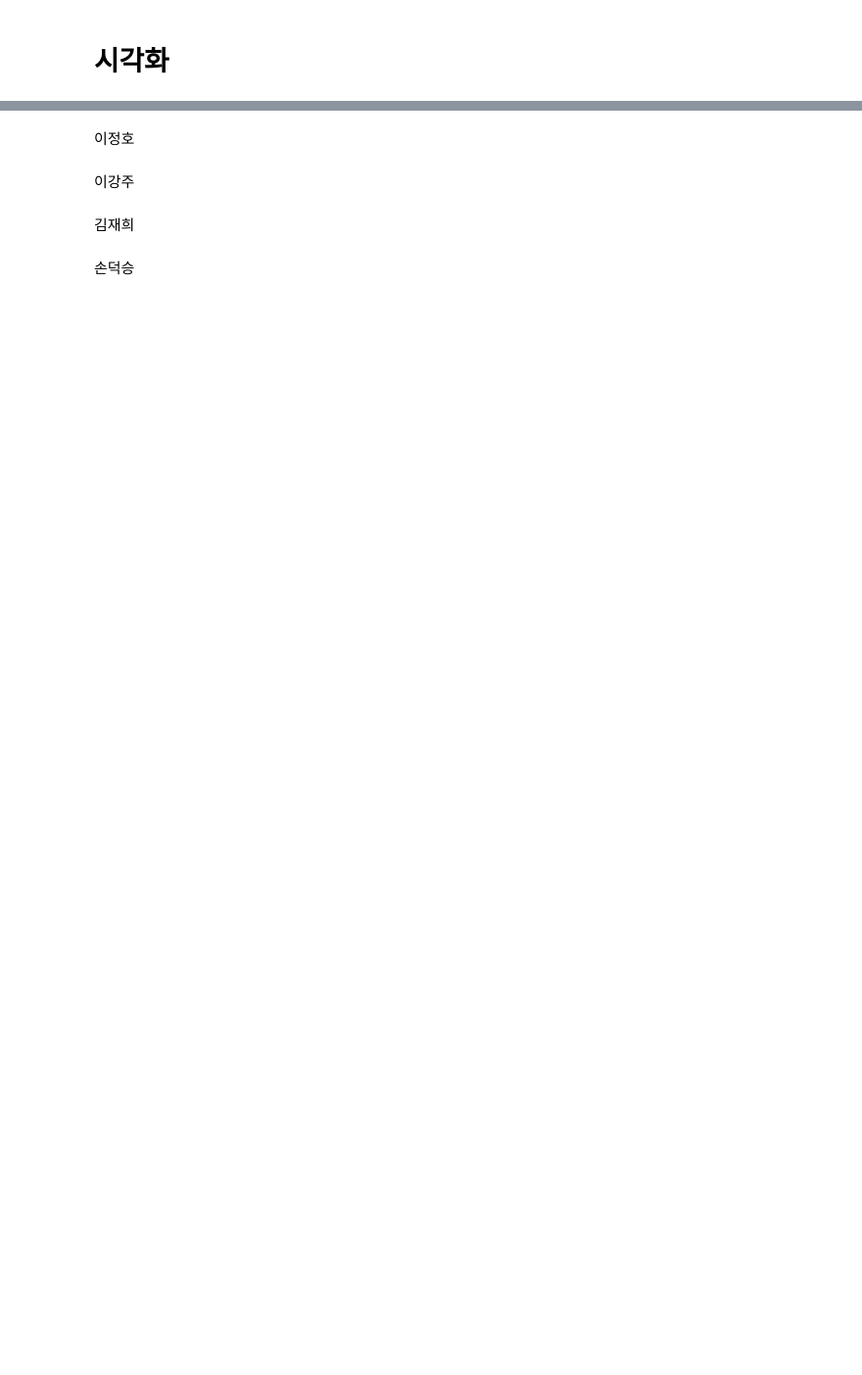
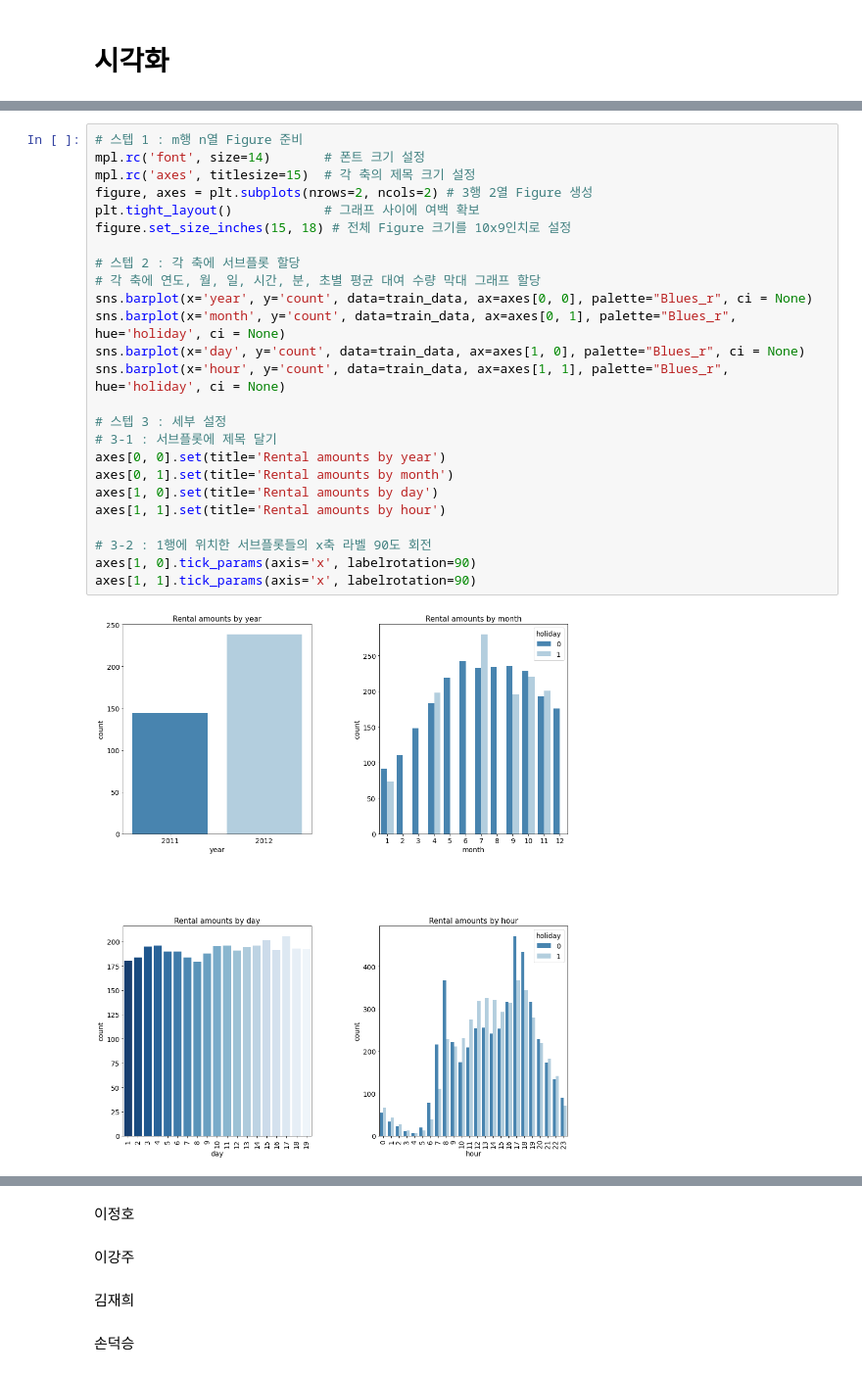
Before and after one commit to DSSon/-Encore-Machine_Learning, a Jupyter notebook: 7조_Machine_Learning_From_Hell_(MLFH).ipynb, the cells around one changed output, grey strips where cells are left out. Shown at 98% size. Drawn from its saved outputs; the diff is of its cells as text; blank space fills up the shorter version.

```diff
--- a/7조_Machine_Learning_From_Hell_(MLFH).ipynb
+++ b/7조_Machine_Learning_From_Hell_(MLFH).ipynb
@@ -127,0 +164,27 @@ array([[<matplotlib.axes._subplots.AxesSubplot object at 0x...>,
+# %%
+# 스텝 1 : m행 n열 Figure 준비
+mpl.rc('font', size=14)       # 폰트 크기 설정
+mpl.rc('axes', titlesize=15)  # 각 축의 제목 크기 설정
+figure, axes = plt.subplots(nrows=2, ncols=2) # 3행 2열 Figure 생성
+plt.tight_layout()            # 그래프 사이에 여백 확보
+figure.set_size_inches(15, 18) # 전체 Figure 크기를 10x9인치로 설정
+
+# 스텝 2 : 각 축에 서브플롯 할당
+# 각 축에 연도, 월, 일, 시간, 분, 초별 평균 대여 수량 막대 그래프 할당
+sns.barplot(x='year', y='count', data=train_data, ax=axes[0, 0], palette="Blues_r", ci = None)
+sns.barplot(x='month', y='count', data=train_data, ax=axes[0, 1], palette="Blues_r", hue='holiday', ci = None)
+sns.barplot(x='day', y='count', data=train_data, ax=axes[1, 0], palette="Blues_r", ci = None)
+sns.barplot(x='hour', y='count', data=train_data, ax=axes[1, 1], palette="Blues_r", hue='holiday', ci = None)
+
+# 스텝 3 : 세부 설정
+# 3-1 : 서브플롯에 제목 달기
+axes[0, 0].set(title='Rental amounts by year')
+axes[0, 1].set(title='Rental amounts by month')
+axes[1, 0].set(title='Rental amounts by day')
+axes[1, 1].set(title='Rental amounts by hour')
+
+# 3-2 : 1행에 위치한 서브플롯들의 x축 라벨 90도 회전
+axes[1, 0].tick_params(axis='x', labelrotation=90)
+axes[1, 1].tick_params(axis='x', labelrotation=90)
+# %% [output]
+[figure, added]
```
Also changed, not shown: parts of 72 cells of this notebook.
